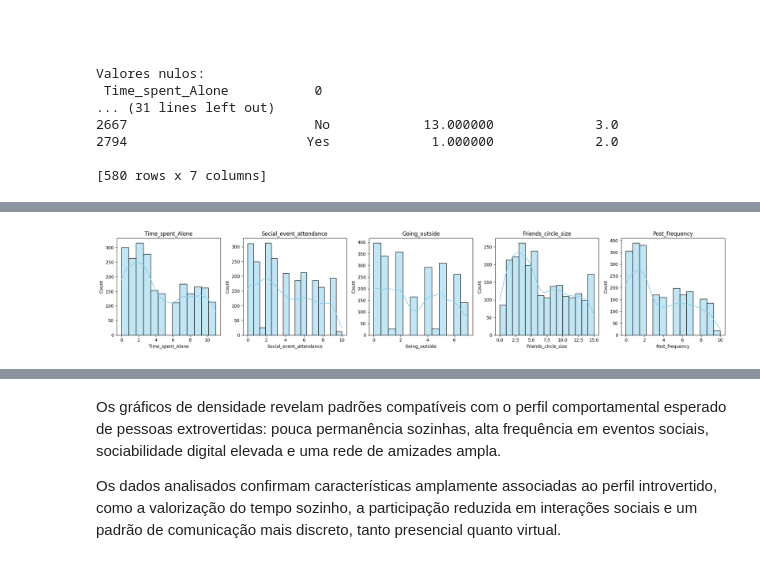
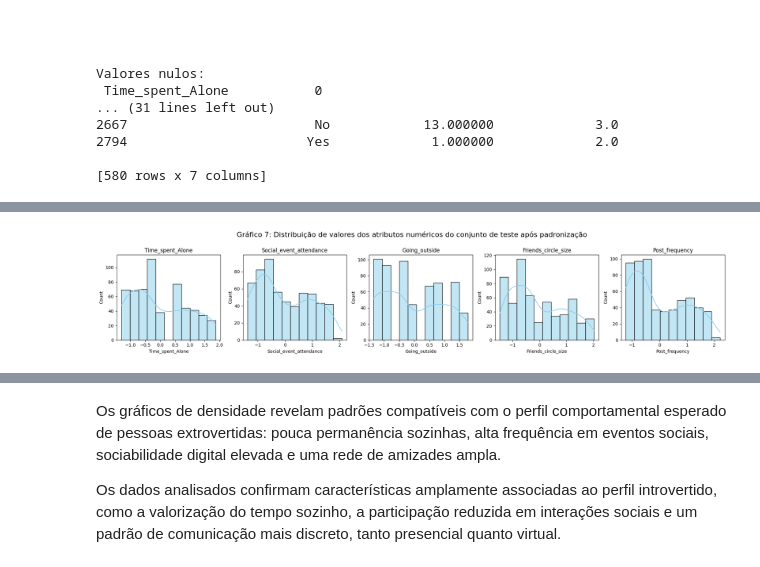
Before and after one commit to Micheline-code/pos-ciencia-de-dados-analytics-sprint-2, a Jupyter notebook: MVP_Analise_de_Dados_e_Boas_Praticas_MICHELINE_4052024001925.ipynb, the cells around one changed output, grey strips where cells are left out. Drawn from its saved outputs; the diff is of its cells as text; code cells hidden in the pictures.

```diff
--- a/MVP_Analise_de_Dados_e_Boas_Praticas_MICHELINE_4052024001925.ipynb
+++ b/MVP_Analise_de_Dados_e_Boas_Praticas_MICHELINE_4052024001925.ipynb
@@ -644,0 +642,14 @@ A padronização (ou Z-score scaling) transforma os dados para ter média 0 e de
+# %%
+# Seleciona atributos numéricos do conjunto de treinamento
+cols = x_train.select_dtypes(include='number').columns
+
+fig, axes = plt.subplots(1, 5, figsize=(20, 4))
+
+# Gera histograma para avaliar a distribuição dos valores dos atributos numéricos do conjunto de treinamento
+for i, col in enumerate(cols):
+    sns.histplot(data=x_train, x=col, kde=True, ax=axes[i], bins=10, color='skyblue')
+    axes[i].set_title(col)
+
+plt.suptitle("Gráfico 5: Distribuição de valores dos atributos numéricos do conjunto de treinamento", fontsize=16, y=1)
+plt.tight_layout()
+plt.show()
@@ -658,8 +677,8 @@ x_train_num_vars_standardized = scaler_std.transform(x_train_num_vars)
 x_test_num_vars_standardized = scaler_std.transform(x_test_num_vars)
 # %%
 # Exibe as primeiras linhas dos dados de treinamento padronizados
-df_train_standardized = pd.DataFrame(x_train_num_vars_standardized, columns=x_train_num_vars.columns)
+df_train_standardized = pd.DataFrame(x_train_num_vars_standardized, columns=x_train_num_vars.columns, index=x_train.index)
 
-print("\nPrimeiras 5 linhas dos dados padronizados (treino):")
+print("\nPrimeiras 5 linhas dos dados padronizados (treinamento):")
 print(df_train_standardized.head())
 # %% [output]
@@ -680,12 +699,12 @@ Primeiras 5 linhas dos dados padronizados (treino):
 # %%
-cols_train = df_train_standardized.select_dtypes(include='number').columns
-
+# Gera histograma para avaliar o resultado da padronização dos valores dos atributos numéricos do conjunto de treinamento
 fig, axes = plt.subplots(1, 5, figsize=(20, 4))
 
-for i, col in enumerate(cols_train):
+for i, col in enumerate(x_train_num_vars):
     sns.histplot(data=df_train_standardized, x=col, kde=True, ax=axes[i], color='skyblue')
     axes[i].set_title(col)
 
+plt.suptitle("Gráfico 6: Distribuição de valores dos atributos numéricos do conjunto de treinamento após padronização", fontsize=16, y=1)
 plt.tight_layout()
 plt.show()
 # %% [output]
@@ -696,0 +737,6 @@ A normalização escala os dados para um intervalo fixo, geralmente entre 0 e 1.
+# %%
+# Exibe as primeiras linhas dos dados de teste padronizados
+df_test_standardized = pd.DataFrame(x_test_num_vars_standardized, columns=x_test_num_vars.columns, index=x_test.index)
+
+print("\nPrimeiras 5 linhas dos dados padronizados (teste):")
+print(df_test_standardized.head())
@@ -697,13 +758,13 @@ A normalização escala os dados para um intervalo fixo, geralmente entre 0 e 1.
 # %%
-cols = x_train.select_dtypes(include='number').columns
-
+# Gera histograma para avaliar o resultado da padronização dos valores dos atributos numéricos do conjunto de teste
 fig, axes = plt.subplots(1, 5, figsize=(20, 4))
 
-for i, col in enumerate(cols):
-    sns.histplot(data=x_train, x=col, kde=True, ax=axes[i], color='skyblue')
+for i, col in enumerate(x_test_num_vars):
+    sns.histplot(data=df_test_standardized, x=col, kde=True, ax=axes[i], color='skyblue')
     axes[i].set_title(col)
 
+plt.suptitle("Gráfico 7: Distribuição de valores dos atributos numéricos do conjunto de teste após padronização", fontsize=16, y=1)
 plt.tight_layout()
 plt.show()
 # %% [output]
-[figure, old version]
+[figure, new version]
```
Also changed, not shown: parts of 43 cells of this notebook.
